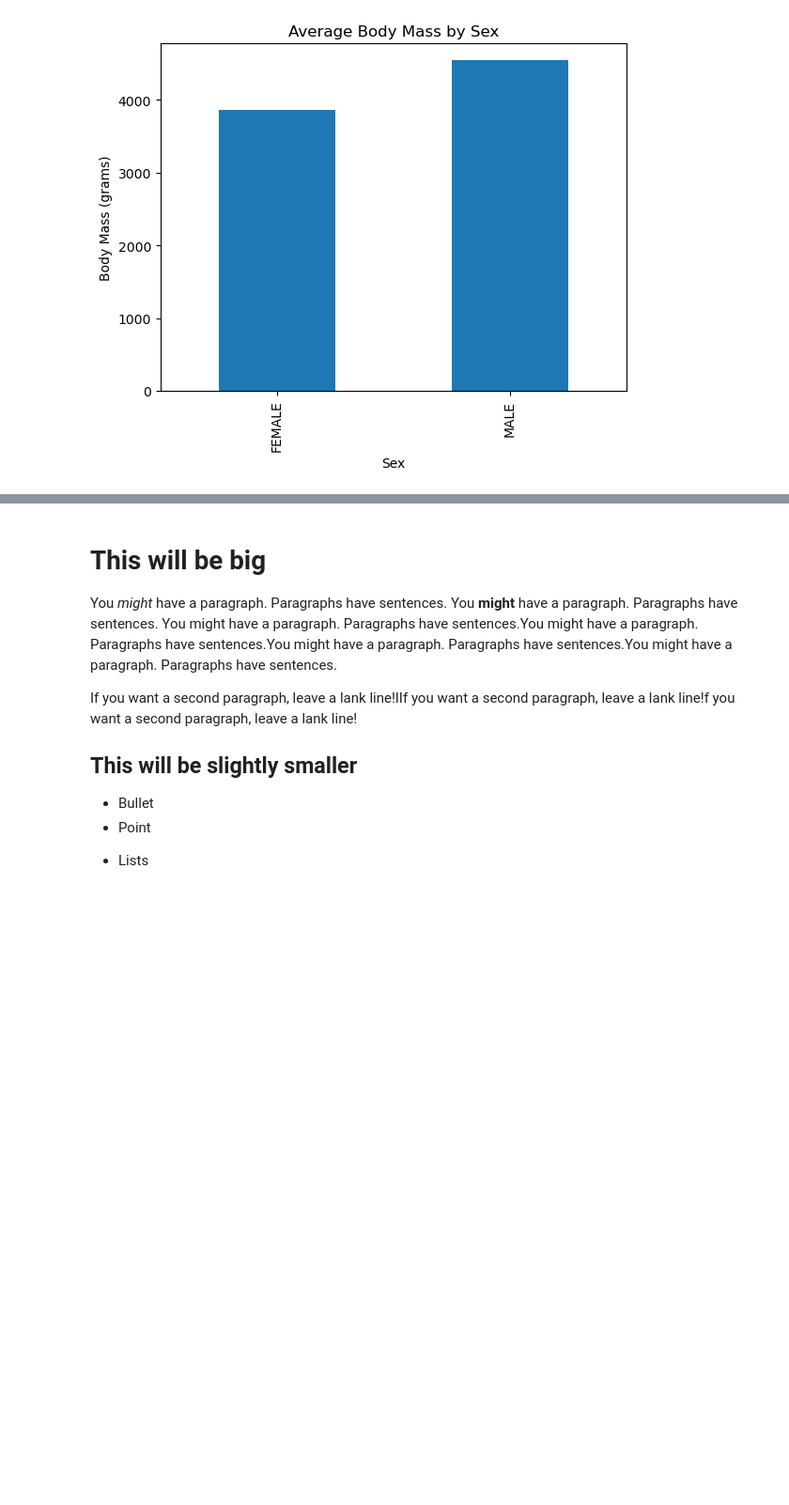
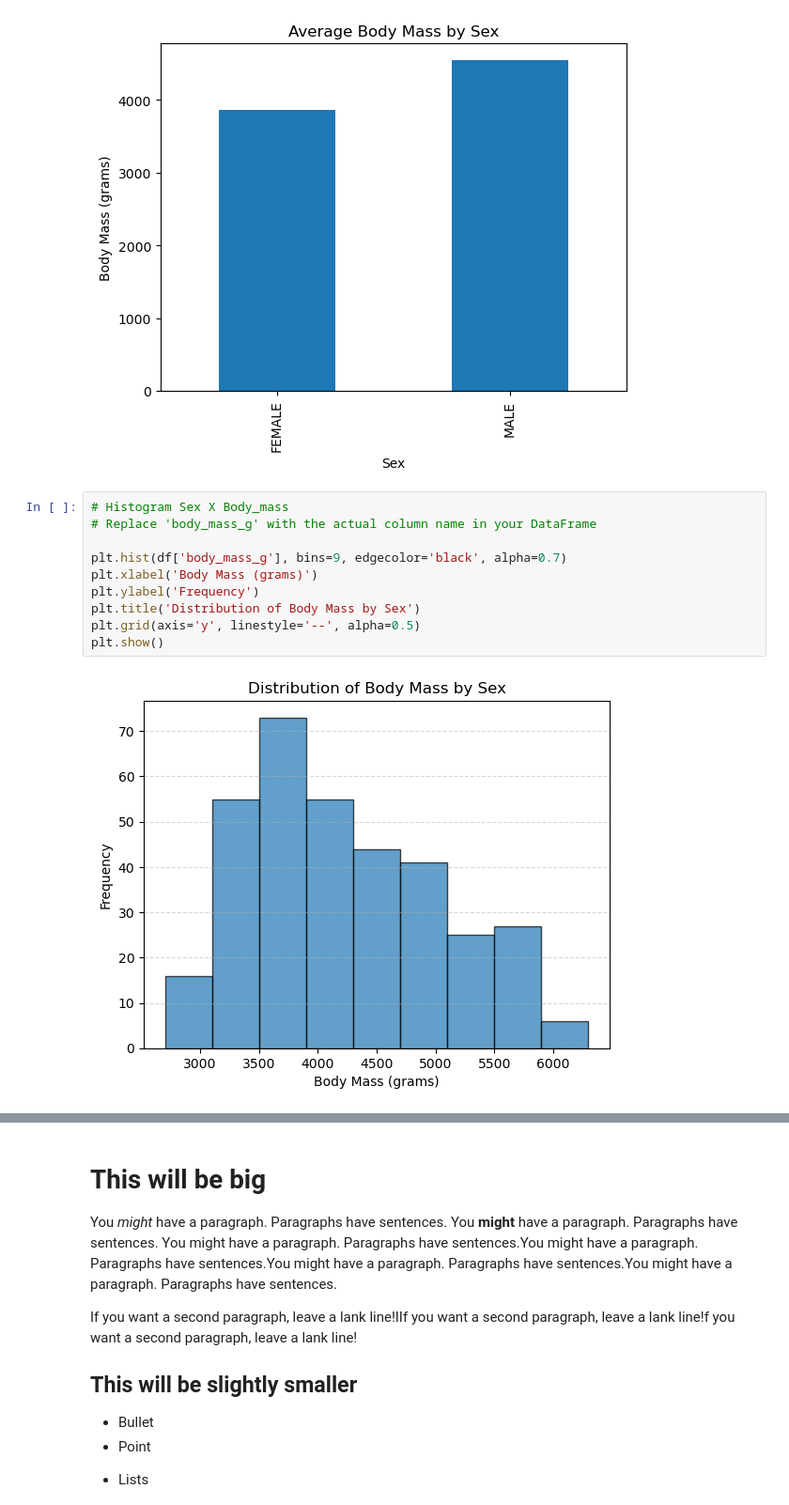
Before and after one commit to IanaraFer/classproject, a Jupyter notebook: penguins.ipynb, the cells around one changed output, grey strips where cells are left out. Shown: that part at 94% size. Saved outputs shown, nothing was run; the diff lists cells and outputs as text; blank space fills up the shorter version.

Commit message:
histogram

```diff
--- a/penguins.ipynb
+++ b/penguins.ipynb
@@ -237,4 +255,16 @@ plt.ylabel('Body Mass (grams)')
 plt.show()
 # %% [output]
 [figure]
+# %%
+# Histogram Sex X Body_mass
+# Replace 'body_mass_g' with the actual column name in your DataFrame
+
+plt.hist(df['body_mass_g'], bins=9, edgecolor='black', alpha=0.7)
+plt.xlabel('Body Mass (grams)')
+plt.ylabel('Frequency')
+plt.title('Distribution of Body Mass by Sex')
+plt.grid(axis='y', linestyle='--', alpha=0.5)
+plt.show()
+# %% [output]
+[figure, added]
 # %%
```
Also changed, not shown: parts of 8 cells of this notebook.
